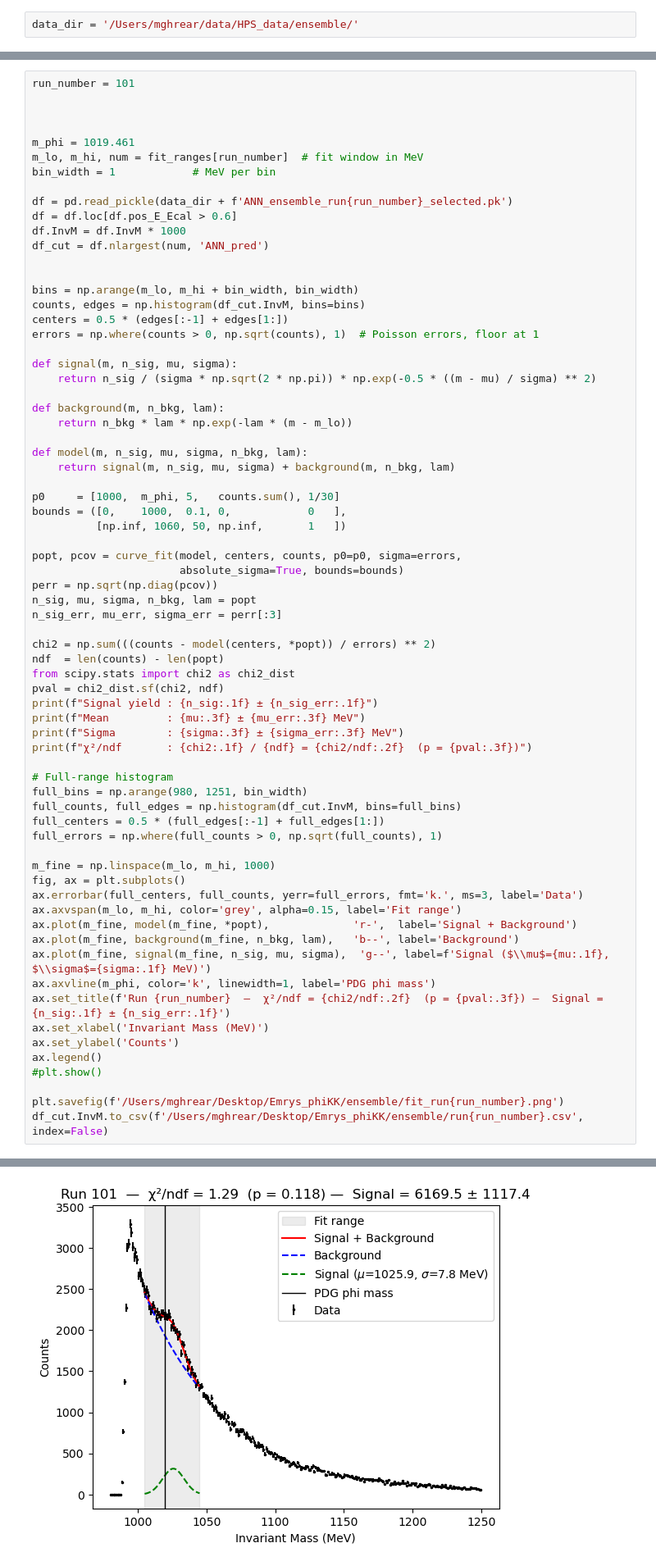
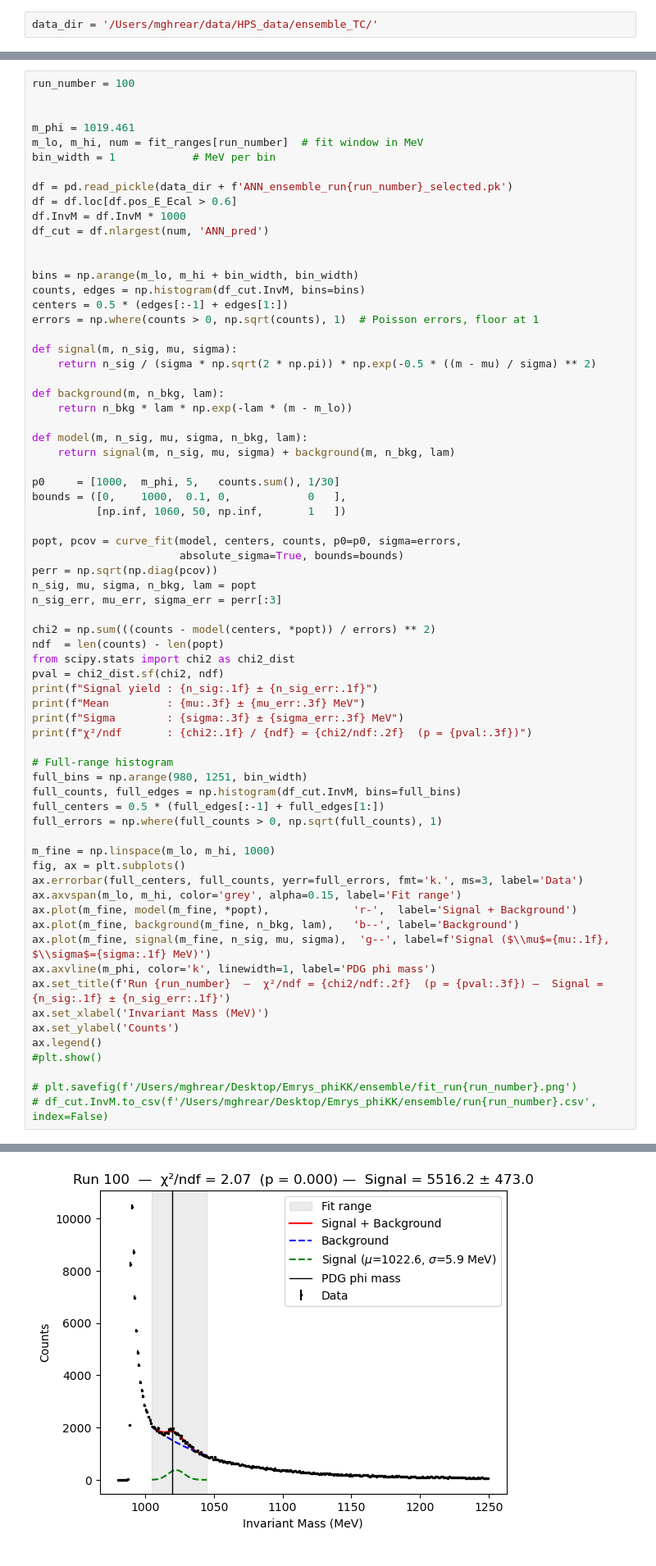
Before and after one commit to mghrear/pivoting-ANN, a Jupyter notebook: ensemble/Gaus_fitter.ipynb, the cells around one changed output, grey strips where cells are left out. Shown at 82% size. Drawn from its saved outputs; the diff is of its cells as text.

```diff
--- a/ensemble/Gaus_fitter.ipynb
+++ b/ensemble/Gaus_fitter.ipynb
@@ -5,6 +5,6 @@ import matplotlib.pylab as plt
 import mytools
 from scipy.optimize import curve_fit
 # %%
-data_dir = '/Users/mghrear/data/HPS_data/ensemble/'
+data_dir = '/Users/mghrear/data/HPS_data/ensemble_TC/'
 # %%
 fit_ranges = {
@@ -40,7 +25,6 @@ fit_ranges = {
     }
 # %%
-run_number = 101
-
+run_number = 100
 
 
 m_phi = 1019.461
@@ -106,6 +90,6 @@ ax.set_ylabel('Counts')
 ax.legend()
 #plt.show()
 
-plt.savefig(f'/Users/mghrear/Desktop/Emrys_phiKK/ensemble/fit_run{run_number}.png')
-df_cut.InvM.to_csv(f'/Users/mghrear/Desktop/Emrys_phiKK/ensemble/run{run_number}.csv', index=False)
+# plt.savefig(f'/Users/mghrear/Desktop/Emrys_phiKK/ensemble/fit_run{run_number}.png')
+# df_cut.InvM.to_csv(f'/Users/mghrear/Desktop/Emrys_phiKK/ensemble/run{run_number}.csv', index=False)
 # %% [output]
@@ -116,2 +101,2 @@ Sigma        : 7.811 ± 0.917 MeV
-[figure, old version]
+[figure, new version]
 # %%
```
Also changed, not shown: parts of 5 cells of this notebook.
